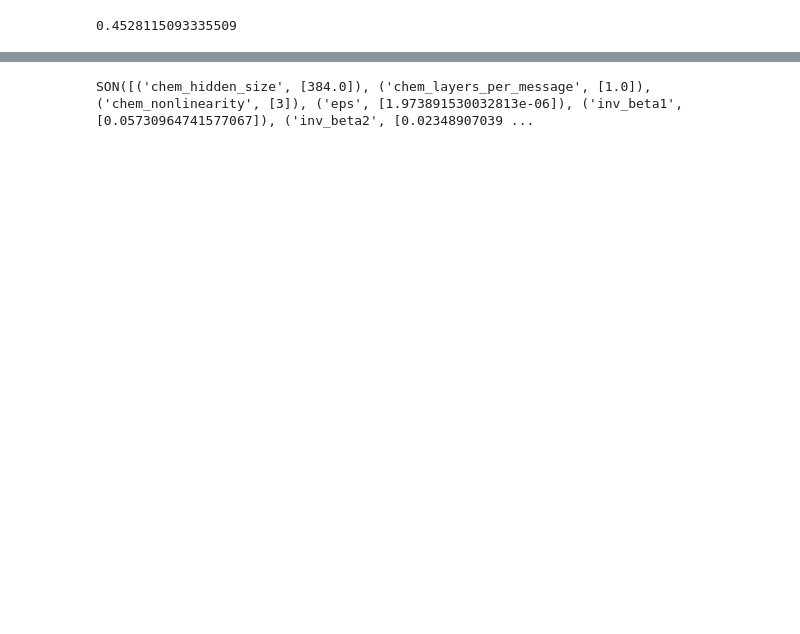
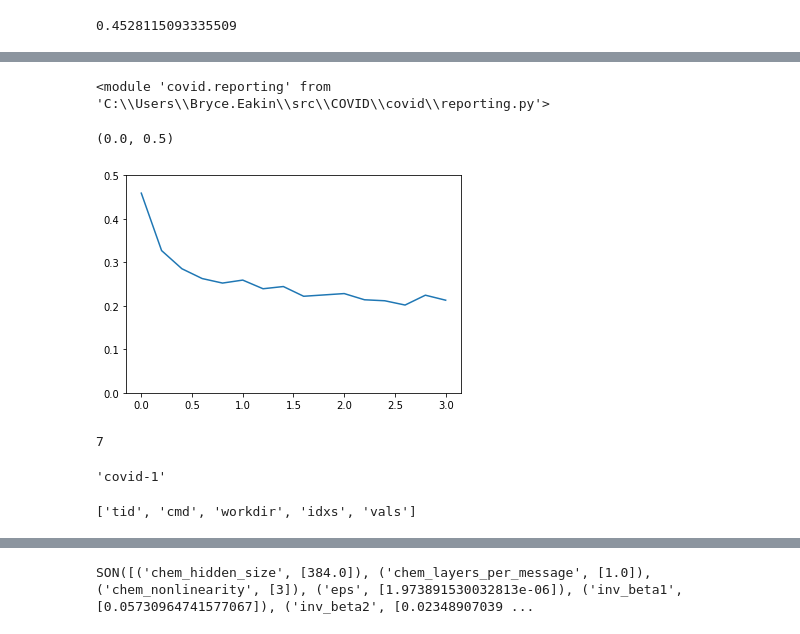
Before and after one commit to BryceEakin/COVID, a Jupyter notebook: Model Prototyping.ipynb, the cells around one changed output, grey strips where cells are left out. Cells and saved outputs as stored; diff of their text form; code cells hidden in the pictures; blank space fills up the shorter version.

```diff
--- a/Model Prototyping.ipynb
+++ b/Model Prototyping.ipynb
@@ -106,0 +104,2 @@ from scipy.stats import linregress
+# %%
+t = mtrials.trials[-1]
@@ -108,11 +167,10 @@ from scipy.stats import linregress
 for t in trials.trials:
     t['exp_key'] = 'covid-1'
     t['misc']['idxs']['dropout_rate'] = [t['misc']['tid']]
+    t['misc']['vals']['dropout_rate'] = [0.4]
     v_x, v_loss, _, _ = zip(*t['result']['validation_stats'])
-slope, intercept, _, _, _ = linregress(v_x[3:6], v_loss[3:6])
-intercept + slope * 1.5
-    t['misc']['vals']['dropout_rate'] = [0.4]
-    t['result']['loss'] =
+    slope, intercept, _, _, _ = linregress(v_x[3:6], v_loss[3:6])
+    t['result']['loss'] = intercept + slope * 1.5
     mtrials.insert_trial_doc(make_json_friendly(t))
 # %%
 mtrials.refresh()
@@ -118,0 +179,4 @@ mtrials.refresh()
+# %%
+importlib.reload(covid.reporting)
+# %% [output]
+<module 'covid.reporting' from 'C:\\Users\\Bryce.Eakin\\src\\COVID\\covid\\reporting.py'>
@@ -118,0 +185,7 @@ mtrials.refresh()
+# %%
+fig, ax = plt.subplots()
+ax.plot(v_x, v_loss)
+ax.set_ylim((0.0, 0.5))
+# %% [output]
+(0.0, 0.5)
+[figure, added]
@@ -118,0 +194,4 @@ mtrials.refresh()
+# %%
+sum(1 if x == 'new' else 0 for x in mtrials.statuses())
+# %% [output]
+7
@@ -118,0 +201,4 @@ mtrials.refresh()
+# %%
+mtrials.trials[0]['exp_key']
+# %% [output]
+'covid-1'
@@ -118,0 +207,4 @@ mtrials.refresh()
+# %%
+mtrials.trials[t_idx]['misc']
+# %% [output]
+['tid', 'cmd', 'workdir', 'idxs', 'vals']
```
Also changed, not shown: parts of 25 cells of this notebook, 6 other files.
